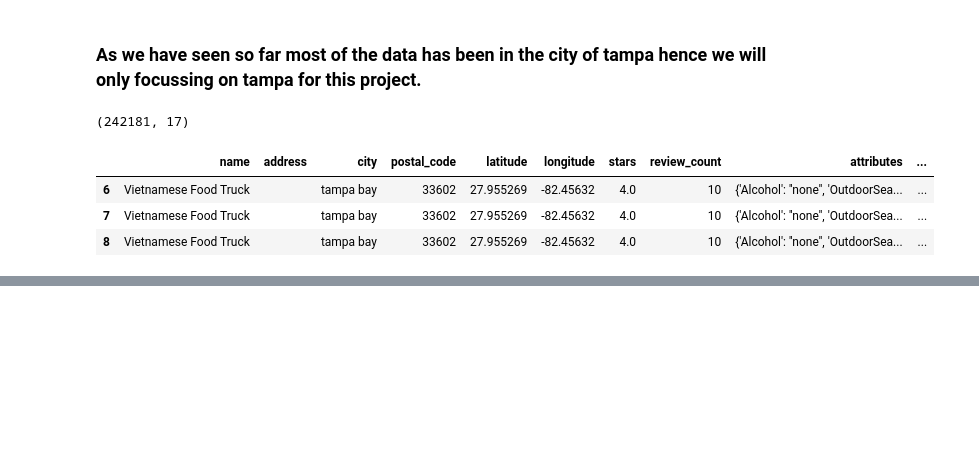
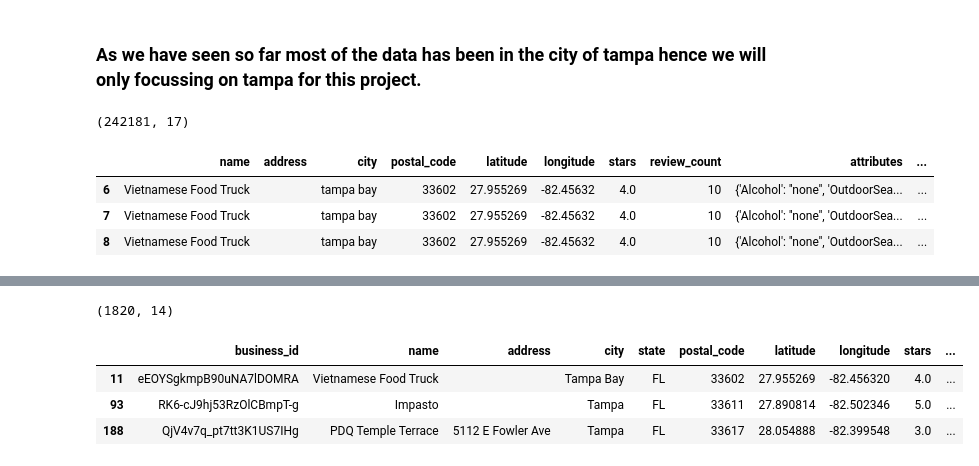
Before and after one commit to Mrshreesharma/Recommendation-for-Restaurants-in-Florida, a Jupyter notebook: Preprocessing-Yelp- EDA.ipynb, the cells around one changed output, grey strips where cells are left out. Drawn from its saved outputs; the diff is of its cells as text; code cells hidden in the pictures; blank space fills up the shorter version.

```diff
--- a/Preprocessing-Yelp- EDA.ipynb
+++ b/Preprocessing-Yelp- EDA.ipynb
@@ -470,0 +492,11 @@ df_tampa.head(3)
+# %%
+Restraunts_Florida_tampa = Restraunts_Florida[Restraunts_Florida['city'].str.startswith('Tampa')]
+
+print(Restraunts_Florida_tampa.shape)
+Restraunts_Florida_tampa.head(3)
+# %% [output]
+(1820, 14)
+|  | business_id | name | address | city | state | postal_code | latitude | longitude | stars | ... |
+| 11 | eEOYSgkmpB90uNA7lDOMRA | Vietnamese Food Truck |  | Tampa Bay | FL | 33602 | 27.955269 | -82.456320 | 4.0 | ... |
+| 93 | RK6-cJ9hj53RzOlCBmpT-g | Impasto |  | Tampa | FL | 33611 | 27.890814 | -82.502346 | 5.0 | ... |
+| 188 | QjV4v7q_pt7tt3K1US7IHg | PDQ Temple Terrace | 5112 E Fowler Ave | Tampa | FL | 33617 | 28.054888 | -82.399548 | 3.0 | ... |
```
Also changed, not shown: parts of 8 cells of this notebook.
